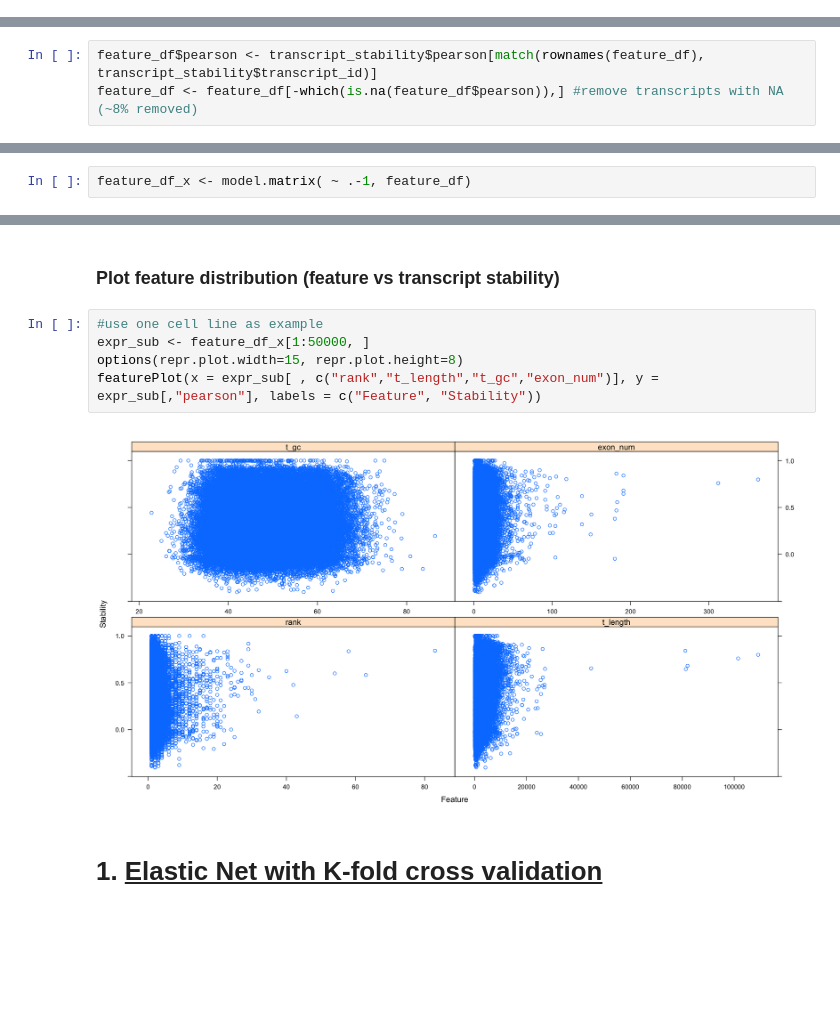
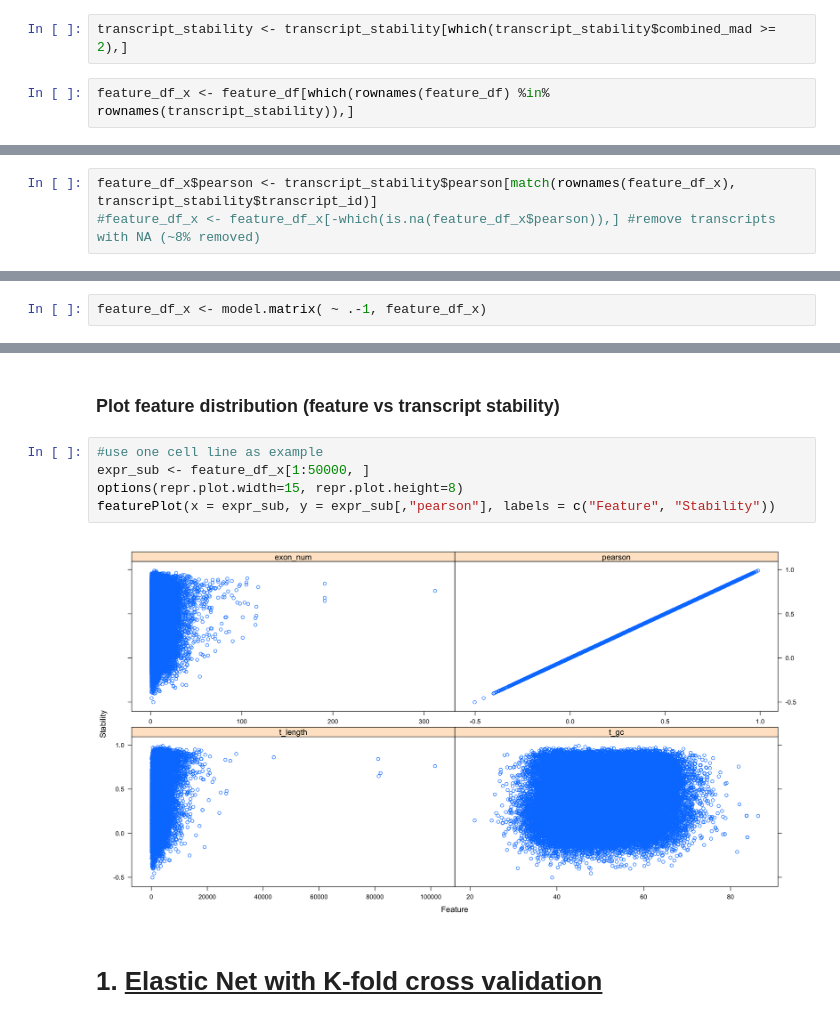
Before and after one commit to anthfm/TranscriptML, a Jupyter notebook: transcript_ML.R.ipynb, the cells around one changed output, grey strips where cells are left out. Drawn from its saved outputs; the diff is of its cells as text; blank space fills up the shorter version.

```diff
--- a/transcript_ML.R.ipynb
+++ b/transcript_ML.R.ipynb
@@ -254,0 +390,4 @@ feature_df$exon_num[which(is.na(feature_df$exon_num))] <- mean_exon_num
+# %%
+transcript_stability <- transcript_stability[which(transcript_stability$combined_mad >= 2),]
+# %%
+feature_df_x <- feature_df[which(rownames(feature_df) %in% rownames(transcript_stability)),]
@@ -255,12 +398,12 @@ feature_df$exon_num[which(is.na(feature_df$exon_num))] <- mean_exon_num
 # %% [markdown]
 ### Add transcript stability correlation to feature dataframe
 # %%
-feature_df$pearson <- transcript_stability$pearson[match(rownames(feature_df), transcript_stability$transcript_id)]
-feature_df <- feature_df[-which(is.na(feature_df$pearson)),] #remove transcripts with NA (~8% removed)
+feature_df_x$pearson <- transcript_stability$pearson[match(rownames(feature_df_x), transcript_stability$transcript_id)]
+#feature_df_x <- feature_df_x[-which(is.na(feature_df_x$pearson)),] #remove transcripts with NA (~8% removed)
 # %% [markdown]
 ### Use model.matrix to convert categorical variables in feature df to numerical (e.g. transcript_type)
 # %%
-feature_df_x <- model.matrix( ~ .-1, feature_df)
+feature_df_x <- model.matrix( ~ .-1, feature_df_x)
 # %%
 head(feature_df_x)
 # %% [output]
@@ -277,10 +420,10 @@ A matrix: 6 × 48 of type dbl
 # %%
 #use one cell line as example
 expr_sub <- feature_df_x[1:50000, ]
 options(repr.plot.width=15, repr.plot.height=8)
-featurePlot(x = expr_sub[ , c("rank","t_length","t_gc","exon_num")], y = expr_sub[,"pearson"], labels = c("Feature", "Stability"))
+featurePlot(x = expr_sub, y = expr_sub[,"pearson"], labels = c("Feature", "Stability"))
 # %% [output]
-[figure, old version]
+[figure, new version]
 # %% [markdown]
 # 1. <u>Elastic Net with K-fold cross validation</u>
 # %%
```
Also changed, not shown: parts of 41 cells of this notebook.
